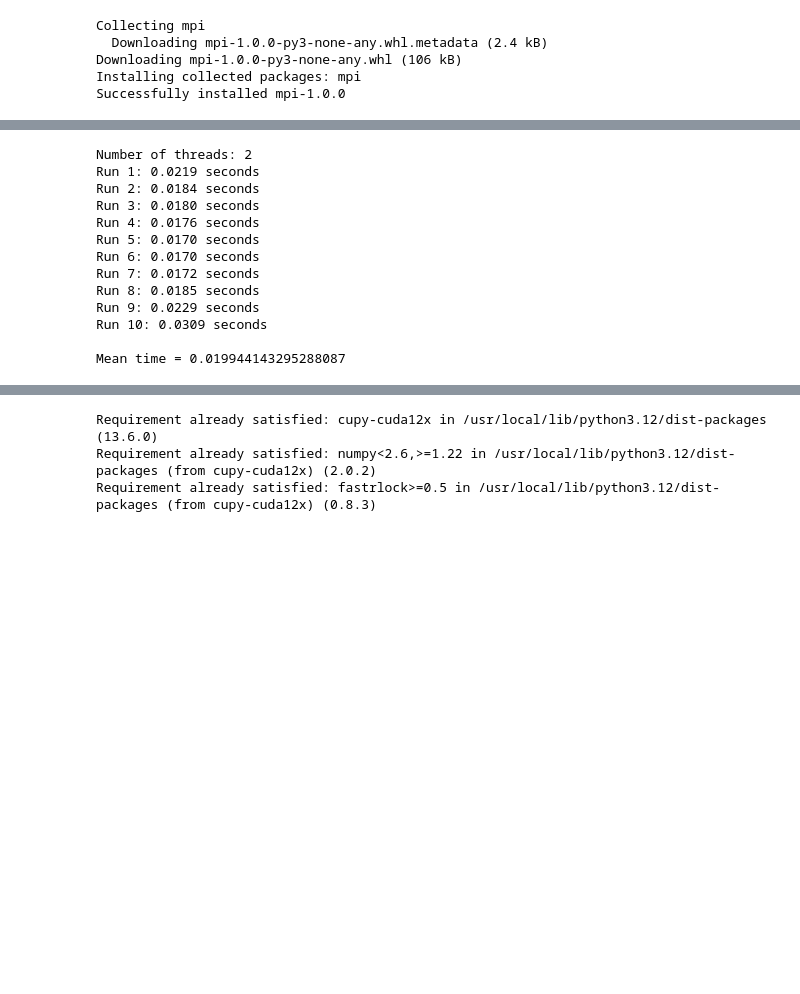
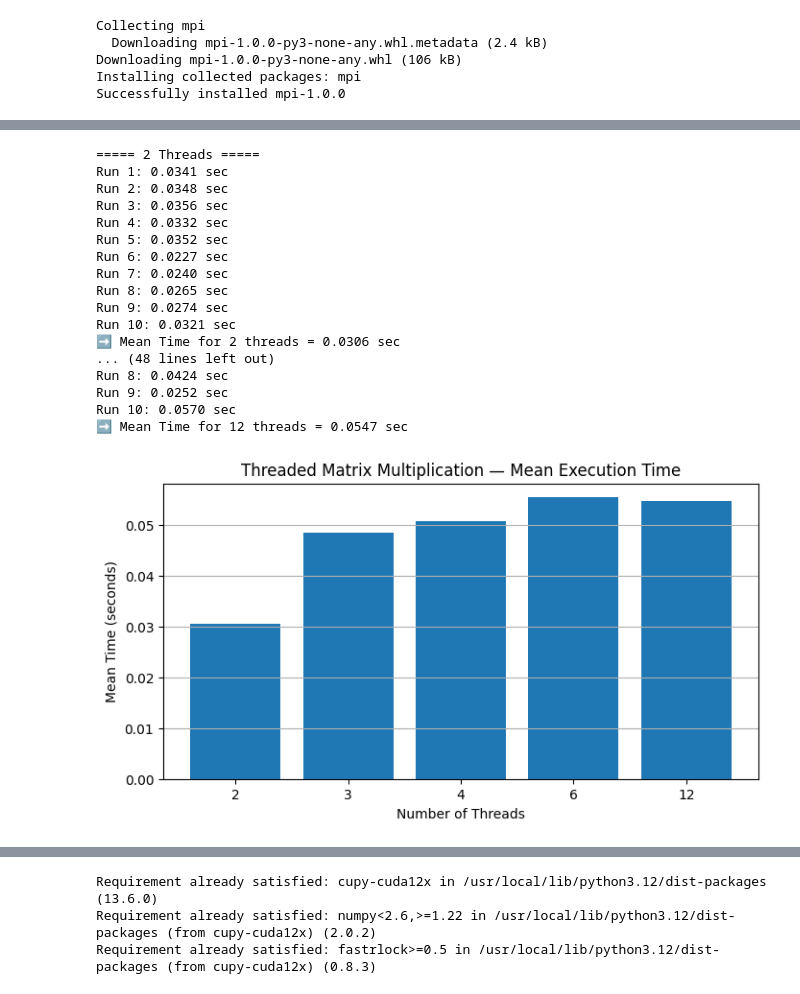
Before and after one commit to ZIZOUTOUMOU/ZIZOUTOUMOU, a Jupyter notebook: cal_paralle.ipynb, the cells around one changed output, grey strips where cells are left out. Cells and saved outputs as stored; diff of their text form; code cells hidden in the pictures; blank space fills up the shorter version.

```diff
--- a/cal_paralle.ipynb
+++ b/cal_paralle.ipynb
@@ -68,62 +73,76 @@ Mean time = 0.5287521600723266
 import numpy as np
 import threading
 import time
+import matplotlib.pyplot as plt
 
-N = 80  # fixed size
+N = 80
 
 def worker(A, B, C, start, end):
     for i in range(start, end):
         for j in range(N):
             C[i, j] = np.dot(A[i, :], B[:, j])
 
 def matmul_threaded(A, B, nthreads):
     C = np.zeros((N, N))
     threads = []
-
     chunk = N // nthreads
 
     for t in range(nthreads):
         s = t * chunk
-        e = N if t == nthreads - 1 else (t + 1) * chunk
-        thr = threading.Thread(target=worker, args=(A, B, C, s, e))
+        e = N if t == nthreads - 1 else (t+1)*chunk
+        thr = threading.Thread(target=worker, args=(A,B,C,s,e))
         threads.append(thr)
         thr.start()
 
     for thr in threads:
         thr.join()
 
     return C
 
+A = np.random.rand(N, N)
+B = np.random.rand(N, N)
 
-if __name__ == "__main__":
-    threads = int(input("Number of threads: "))
+thread_list = [2, 3, 4, 6, 12]
+thread_times = []
 
-    A = np.random.rand(N, N)
-    B = np.random.rand(N, N)
+for nt in thread_list:
+    print(f"\n===== {nt} Threads =====")
+    runs = []
+    for i in range(10):
+        t0 = time.time()
+        C = matmul_threaded(A, B, nt)
+        t1 = time.time()
+        runs.append(t1 - t0)
+        print(f"Run {i+1}: {t1 - t0:.4f} sec")
 
-    times = []
+    mean_t = sum(runs) / len(runs)
+    thread_times.append(mean_t)
+    print(f"➡ Mean Time for {nt} threads = {mean_t:.4f} sec")
 
-    for run in range(10):
-        t0 = time.time()
-        C = matmul_threaded(A, B, threads)
-        elapsed = time.time() - t0
-        times.append(elapsed)
-
-        print(f"Run {run+1}: {elapsed:.4f} seconds")
-
-    mean_time = sum(times) / len(times)
-    print("\nMean time =", mean_time)
+# PLOT MEAN EXECUTION TIMES
+plt.figure(figsize=(8,4))
+plt.bar([str(n) for n in thread_list], thread_times)
+plt.title("Threaded Matrix Multiplication — Mean Execution Time")
+plt.ylabel("Mean Time (seconds)")
+plt.xlabel("Number of Threads")
+plt.grid(axis='y')
+plt.show()
 # %% [output]
-Number of threads: 2
-Run 1: 0.0219 seconds
-Run 2: 0.0184 seconds
-Run 3: 0.0180 seconds
-Run 4: 0.0176 seconds
-Run 5: 0.0170 seconds
-Run 6: 0.0170 seconds
-Run 7: 0.0172 seconds
-Run 8: 0.0185 seconds
-Run 9: 0.0229 seconds
-Run 10: 0.0309 seconds
-
-Mean time = 0.019944143295288087
+===== 2 Threads =====
+Run 1: 0.0341 sec
+Run 2: 0.0348 sec
+Run 3: 0.0356 sec
+Run 4: 0.0332 sec
+Run 5: 0.0352 sec
+Run 6: 0.0227 sec
+Run 7: 0.0240 sec
+Run 8: 0.0265 sec
+Run 9: 0.0274 sec
+Run 10: 0.0321 sec
+➡ Mean Time for 2 threads = 0.0306 sec
+... (48 lines left out)
+Run 8: 0.0424 sec
+Run 9: 0.0252 sec
+Run 10: 0.0570 sec
+➡ Mean Time for 12 threads = 0.0547 sec
+[figure, added]
```
Also changed, not shown: parts of 4 cells of this notebook.
